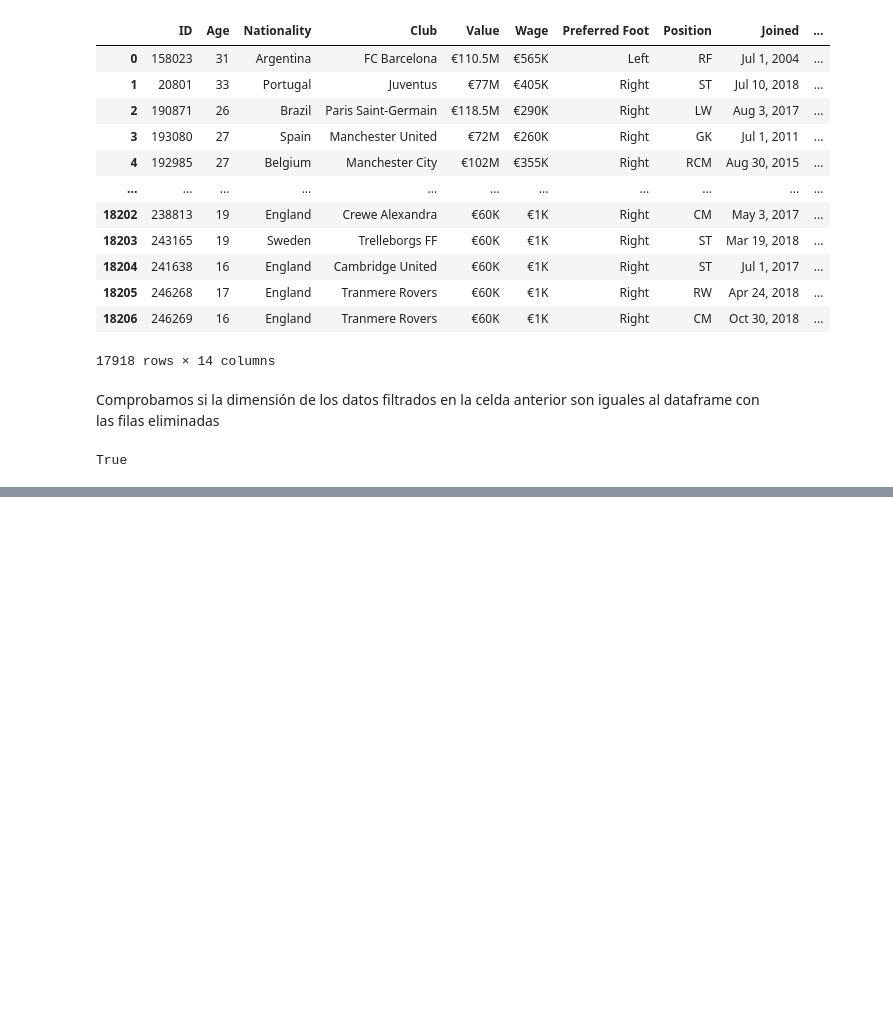
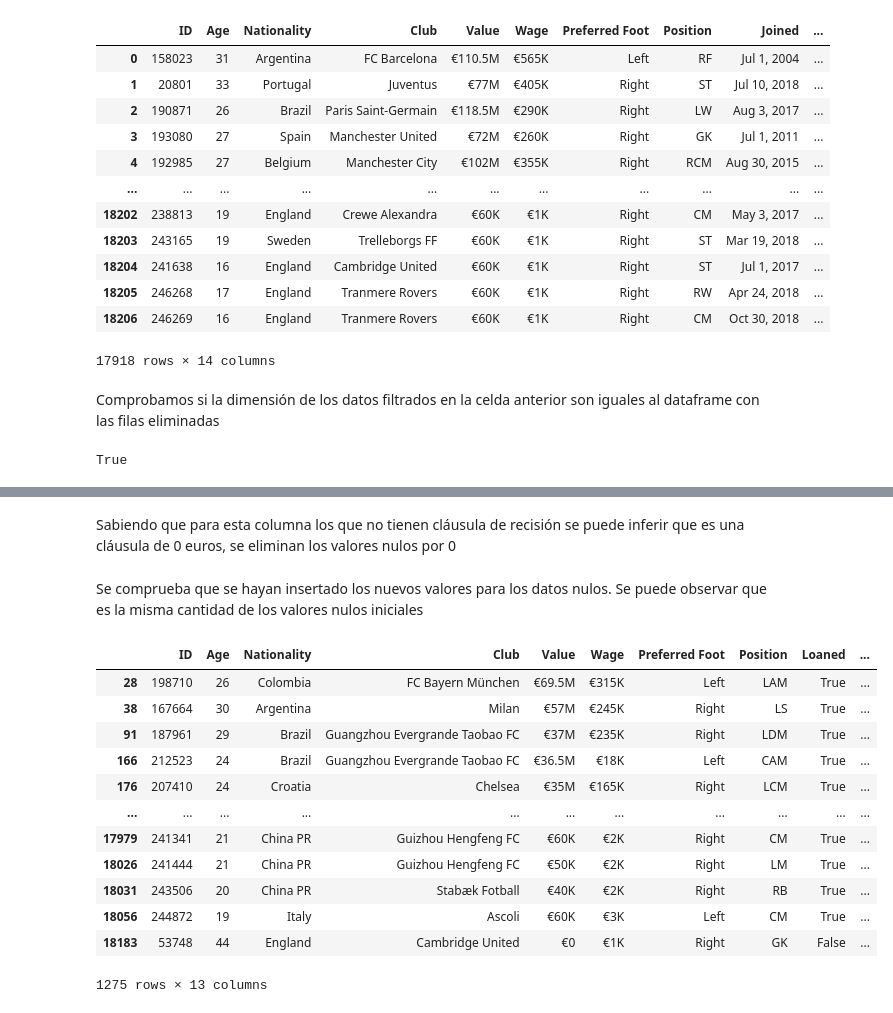
Before and after one commit to GAPPLabs/DataScienceProject, a Jupyter notebook: Proyecto.ipynb, the cells around one changed output, grey strips where cells are left out. Drawn from its saved outputs; the diff is of its cells as text; code cells hidden in the pictures; blank space fills up the shorter version.

```diff
--- a/Proyecto.ipynb
+++ b/Proyecto.ipynb
@@ -224,0 +288,2 @@ Comprobación del tipo de dato de cada columna del marco de datos
+# %% [markdown]
+Sabiendo que para esta columna los que no tienen cláusula de recisión se puede inferir que es una cláusula de 0 euros, se eliminan los valores  nulos por 0
@@ -224,0 +292,18 @@ Comprobación del tipo de dato de cada columna del marco de datos
+# %% [markdown]
+Se comprueba que se hayan insertado los nuevos valores para los datos nulos. Se puede observar que es la misma cantidad de los valores nulos iniciales
+# %%
+dataframe[dataframe['Release Clause'] == 0]
+# %% [output]
+|  | ID | Age | Nationality | Club | Value | Wage | Preferred Foot | Position | Loaned | ... |
+| 28 | 198710 | 26 | Colombia | FC Bayern München | €69.5M | €315K | Left | LAM | True | ... |
+| 38 | 167664 | 30 | Argentina | Milan | €57M | €245K | Right | LS | True | ... |
+| 91 | 187961 | 29 | Brazil | Guangzhou Evergrande Taobao FC | €37M | €235K | Right | LDM | True | ... |
+| 166 | 212523 | 24 | Brazil | Guangzhou Evergrande Taobao FC | €36.5M | €18K | Left | CAM | True | ... |
+| 176 | 207410 | 24 | Croatia | Chelsea | €35M | €165K | Right | LCM | True | ... |
+| ... | ... | ... | ... | ... | ... | ... | ... | ... | ... | ... |
+| 17979 | 241341 | 21 | China PR | Guizhou Hengfeng FC | €60K | €2K | Right | CM | True | ... |
+| 18026 | 241444 | 21 | China PR | Guizhou Hengfeng FC | €50K | €2K | Right | LM | True | ... |
+| 18031 | 243506 | 20 | China PR | Stabæk Fotball | €40K | €2K | Right | RB | True | ... |
+| 18056 | 244872 | 19 | Italy | Ascoli | €60K | €3K | Left | CM | True | ... |
+| 18183 | 53748 | 44 | England | Cambridge United | €0 | €1K | Right | GK | False | ... |
+1275 rows × 13 columns
```
Also changed, not shown: parts of 24 cells of this notebook.
